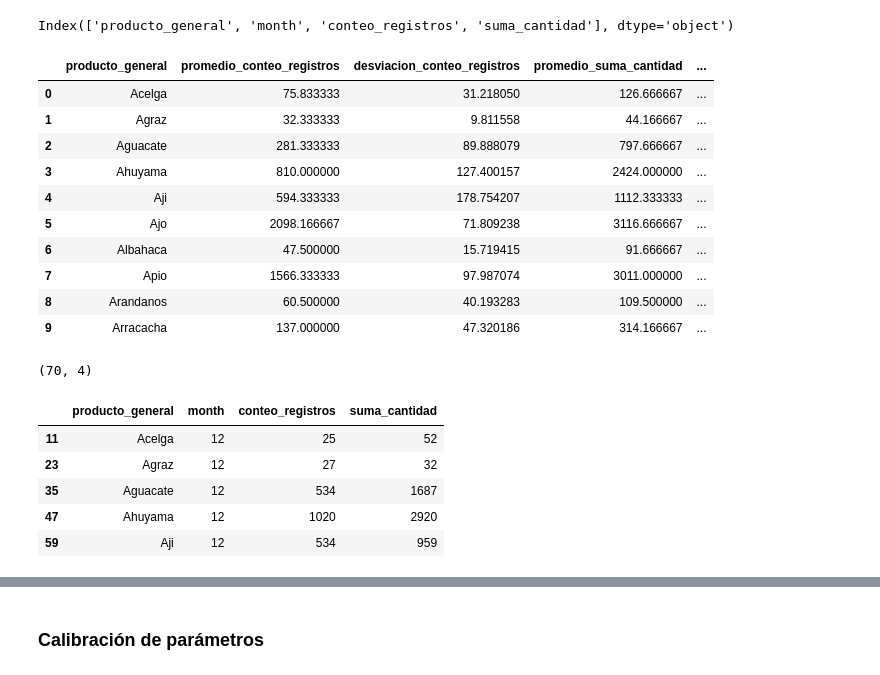
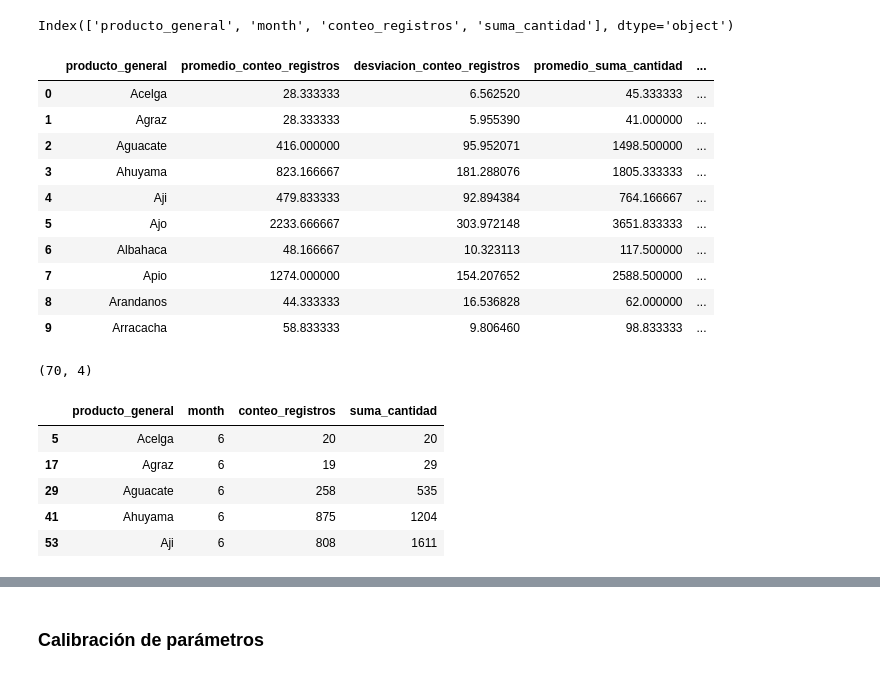
Before and after one commit to christiansakerb/Frubana-Project-MB-AD, a Jupyter notebook: Notebook_Frubana.ipynb, the cells around one changed output, grey strips where cells are left out. Drawn from its saved outputs; the diff is of its cells as text; code cells hidden in the pictures.

```diff
--- a/Notebook_Frubana.ipynb
+++ b/Notebook_Frubana.ipynb
@@ -850,56 +858,60 @@ ventas_generales_mes.columns
 Index(['producto_general', 'month', 'conteo_registros', 'suma_cantidad'], dtype='object')
 # %%
 #generacion del df con los umbrales de alertamiento por producto_general
+#el valor de ref corresponde a los meses dic2022 a may2023
 
 # Filtrar los meses del 6 al 11, meses que se tomaran para calcular los umbrales de alertamiento
-df_meses_ref = ventas_generales_mes[(ventas_generales_mes['month'] >= 6) & (ventas_generales_mes['month'] <= 11)]
+#df_meses_ref = ventas_generales_mes[(ventas_generales_mes['month'] >= 6) & (ventas_generales_mes['month'] <= 11)]
+df_meses_ref = ventas_generales_mes[(ventas_generales_mes['month'].isin([12, 1, 2, 3, 4, 5]))]
+
 
 # Agrupar por producto_general, product_unit y month y calcular el promedio y la desviación estándar
 df_umbrales = df_meses_ref.groupby(['producto_general']).agg({
     'conteo_registros': ['mean', 'std'],
     'suma_cantidad': ['mean', 'std']
 }).reset_index()
 
 # Renombrar las columnas
 df_umbrales.columns = ['producto_general',
                     'promedio_conteo_registros', 'desviacion_conteo_registros',
                     'promedio_suma_cantidad', 'desviacion_suma_cantidad']
 
 sd=2 #definir la desviación estándar a considerar
 
 # Calcular los umbrales de alertamiento
 df_umbrales['umbral_inf_conteo'] = df_umbrales['promedio_conteo_registros'] - sd * df_umbrales['desviacion_conteo_registros']
 df_umbrales['umbral_sup_conteo'] = df_umbrales['promedio_conteo_registros'] + sd * df_umbrales['desviacion_conteo_registros']
 df_umbrales['umbral_inf_cantidad'] = df_umbrales['promedio_suma_cantidad'] - sd * df_umbrales['desviacion_suma_cantidad']
 df_umbrales['umbral_sup_cantidad'] = df_umbrales['promedio_suma_cantidad'] + sd * df_umbrales['desviacion_suma_cantidad']
 
 # Mostrar el nuevo DataFrame
 df_umbrales.head(10)
 # %% [output]
 |  | producto_general | promedio_conteo_registros | desviacion_conteo_registros | promedio_suma_cantidad | ... |
-| 0 | Acelga | 75.833333 | 31.218050 | 126.666667 | ... |
-| 1 | Agraz | 32.333333 | 9.811558 | 44.166667 | ... |
-| 2 | Aguacate | 281.333333 | 89.888079 | 797.666667 | ... |
-| 3 | Ahuyama | 810.000000 | 127.400157 | 2424.000000 | ... |
-| 4 | Aji | 594.333333 | 178.754207 | 1112.333333 | ... |
-| 5 | Ajo | 2098.166667 | 71.809238 | 3116.666667 | ... |
-| 6 | Albahaca | 47.500000 | 15.719415 | 91.666667 | ... |
-| 7 | Apio | 1566.333333 | 97.987074 | 3011.000000 | ... |
-| 8 | Arandanos | 60.500000 | 40.193283 | 109.500000 | ... |
-| 9 | Arracacha | 137.000000 | 47.320186 | 314.166667 | ... |
+| 0 | Acelga | 28.333333 | 6.562520 | 45.333333 | ... |
+| 1 | Agraz | 28.333333 | 5.955390 | 41.000000 | ... |
+| 2 | Aguacate | 416.000000 | 95.952071 | 1498.500000 | ... |
+| 3 | Ahuyama | 823.166667 | 181.288076 | 1805.333333 | ... |
+| 4 | Aji | 479.833333 | 92.894384 | 764.166667 | ... |
+| 5 | Ajo | 2233.666667 | 303.972148 | 3651.833333 | ... |
+| 6 | Albahaca | 48.166667 | 10.323113 | 117.500000 | ... |
+| 7 | Apio | 1274.000000 | 154.207652 | 2588.500000 | ... |
+| 8 | Arandanos | 44.333333 | 16.536828 | 62.000000 | ... |
+| 9 | Arracacha | 58.833333 | 9.806460 | 98.833333 | ... |
 # %%
 #valores ultimo mes por producto_general
-df_ultimo_mes = ventas_generales_mes[(ventas_generales_mes['month'] ==12)]
+#df_ultimo_mes = ventas_generales_mes[(ventas_generales_mes['month'] ==12)]
+df_ultimo_mes = ventas_generales_mes[(ventas_generales_mes['month'] ==6)]
 print(df_ultimo_mes.shape)
 df_ultimo_mes.head(5)
 # %% [output]
 (70, 4)
 |  | producto_general | month | conteo_registros | suma_cantidad |
-| 11 | Acelga | 12 | 25 | 52 |
-| 23 | Agraz | 12 | 27 | 32 |
-| 35 | Aguacate | 12 | 534 | 1687 |
-| 47 | Ahuyama | 12 | 1020 | 2920 |
-| 59 | Aji | 12 | 534 | 959 |
+| 5 | Acelga | 6 | 20 | 20 |
+| 17 | Agraz | 6 | 19 | 29 |
+| 29 | Aguacate | 6 | 258 | 535 |
+| 41 | Ahuyama | 6 | 875 | 1204 |
+| 53 | Aji | 6 | 808 | 1611 |
 # %%
 # Realizar la unión por 'producto_general'
 df_alertamiento = df_umbrales.merge(df_ultimo_mes[['producto_general', 'conteo_registros', 'suma_cantidad']], on='producto_general', how='left')
```
Also changed, not shown: parts of 33 cells of this notebook.
